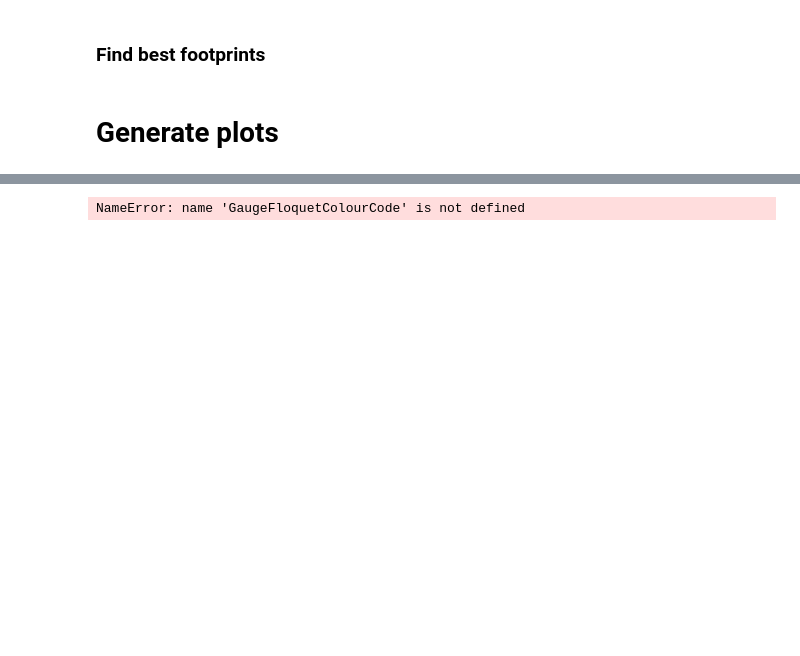
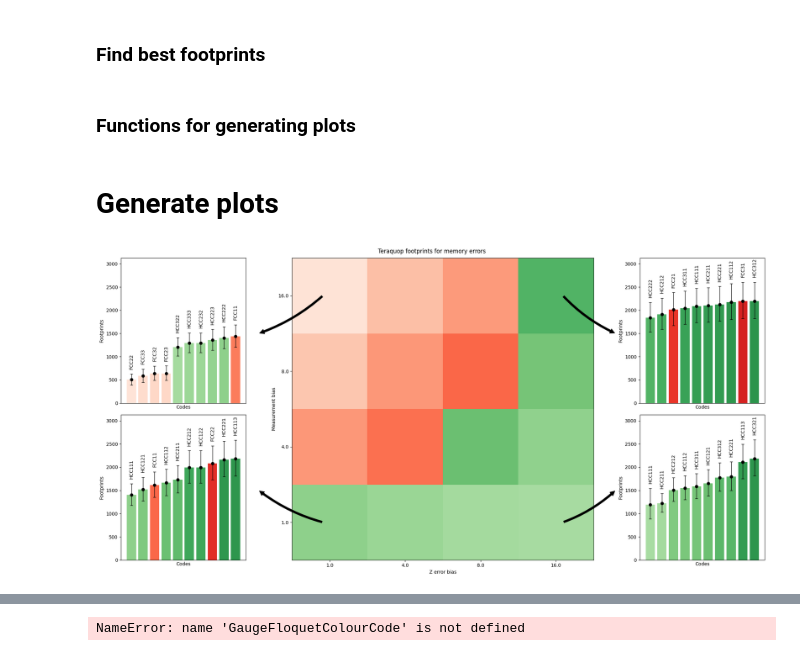
Before and after one commit to peter-janderks/floquet_colour_codes_numerics, a Jupyter notebook: heatmap/heatmap_plot.ipynb, the cells around one changed output, grey strips where cells are left out. Cells and saved outputs as stored; diff of their text form; code cells hidden in the pictures; blank space fills up the shorter version.

```diff
--- a/heatmap/heatmap_plot.ipynb
+++ b/heatmap/heatmap_plot.ipynb
@@ -233,11 +240,12 @@ def get_best_footprint_dict(footprints: dict):
 
     return best_footprints, best_footprints_honeycomb_code_value, best_footprints_floquet_color_code_value
 
-best_footprints = dict(
-)
-best_footprints['x_memory'], best_footprints['XYZ_x_memory'], best_footprints['CSS_x_memory'] = get_best_footprint_dict(x_footprints_memory)
-best_footprints['z_memory'], best_footprints['XYZ_z_memory'], best_footprints['CSS_z_memory'] = get_best_footprint_dict(z_footprints_memory)
+best_footprints = dict()
+#best_footprints['x_memory'], best_footprints['XYZ_x_memory'], best_footprints['CSS_x_memory'] = get_best_footprint_dict(x_footprints_memory)
+#best_footprints['z_memory'], best_footprints['XYZ_z_memory'], best_footprints['CSS_z_memory'] = get_best_footprint_dict(z_footprints_memory)
 best_footprints['xz_memory'], best_footprints['XYZ_xz_memory'], best_footprints['CSS_xz_memory'] = get_best_footprint_dict(xz_footprints_memory)
-best_footprints['x_stability'], best_footprints['XYZ_x_stability'], best_footprints['CSS_x_stability'] = get_best_footprint_dict(x_footprints_stability)
-best_footprints['z_stability'], best_footprints['XYZ_z_stability'], best_footprints['CSS_z_stability'] = get_best_footprint_dict(z_footprints_stability)
+#best_footprints['x_stability'], best_footprints['XYZ_x_stability'], best_footprints['CSS_x_stability'] = get_best_footprint_dict(x_footprints_stability)
+#best_footprints['z_stability'], best_footprints['XYZ_z_stability'], best_footprints['CSS_z_stability'] = get_best_footprint_dict(z_footprints_stability)
 best_footprints['xz_stability'], best_footprints['XYZ_xz_stability'], best_footprints['CSS_xz_stability'] = get_best_footprint_dict(xz_footprints_stability)
+# %% [markdown]
+### Functions for generating plots
@@ -244,2 +326,57 @@ best_footprints['xz_stability'], best_footprints['XYZ_xz_stability'], best_footp
 # %% [markdown]
 # Generate plots
+# %%
+layout = [['A',  'B',   'B', 'B',   'C'],
+          ['D', 'B', 'B', 'B', 'E']]
+fig, axd = plt.subplot_mosaic(layout,
+                              figsize=(20, 10))
+plot_best_footprints(best_footprints['xz_memory'], best_footprints['XYZ_xz_memory'], best_footprints['CSS_xz_memory'], axd['B'])
+
+axd['B'].set_ylabel('Measurement bias')
+axd['B'].set_xlabel('Z error bias')
+
+plot_footprints(xz_footprints_memory, '1.0,1.0,1.0,16.0', axd['A'],10)
+plot_footprints(xz_footprints_memory, '1.0,1.0,16.0,16.0', axd['C'],10)
+
+plot_footprints(xz_footprints_memory, '1.0,1.0,1.0,1.0', axd['D'],10)
+plot_footprints(xz_footprints_memory, '1.0,1.0,16.0,1.0', axd['E'], 10)
+
+fig.suptitle('Teraquop footprints for memory errors')
+fig.tight_layout()
+axd['C'].sharey(axd['A'])
+axd['D'].sharey(axd['A'])
+axd['E'].sharey(axd['A'])
+
+axBtr = axd['B'].transData
+axAtr = axd['A'].transData
+axCtr = axd['C'].transData
+axDtr = axd['D'].transData
+axEtr = axd['E'].transData
+
+figtr = fig.transFigure.inverted() # Display -> Figure
+
+# 2. Transform arrow start point from axis 0 to figure coordinates
+ptB1 = figtr.transform(axBtr.transform((0.25, 3)))
+ptB2 = figtr.transform(axBtr.transform((2.75, 3)))
+ptB3 = figtr.transform(axBtr.transform((0.25, 0)))
+ptB4 = figtr.transform(axBtr.transform((2.75, 0)))
+# 3. Transform arrow end point from axis 1 to figure coordinates
+ptA = figtr.transform(axAtr.transform((11, 1500)))
+ptC = figtr.transform(axCtr.transform((-3, 1500)))
+ptD = figtr.transform(axDtr.transform((11, 1500)))
+ptE = figtr.transform(axEtr.transform((-3, 1500)))
+# 4. Create the patch
+
+def draw_arrow(pt_A, pt_B, connectionstyle="arc3,rad=0.2"):
+    fig.patches.append(matplotlib.patches.FancyArrowPatch(
+        pt_A, pt_B, transform=fig.transFigure,  # Place arrow in figure coord system
+        fc = "black", arrowstyle='simple', connectionstyle=connectionstyle,
+        mutation_scale = 20.
+    ))
+
+draw_arrow(ptB1, ptA, "arc3,rad=-0.1")
+draw_arrow(ptB2, ptC, "arc3,rad=0.1")
+draw_arrow(ptB3, ptD, "arc3,rad=-0.1")
+draw_arrow(ptB4, ptE, "arc3,rad=0.1")
+# %% [output]
+[figure, added]
```
Also changed, not shown: parts of 16 cells of this notebook, 1 other file.
